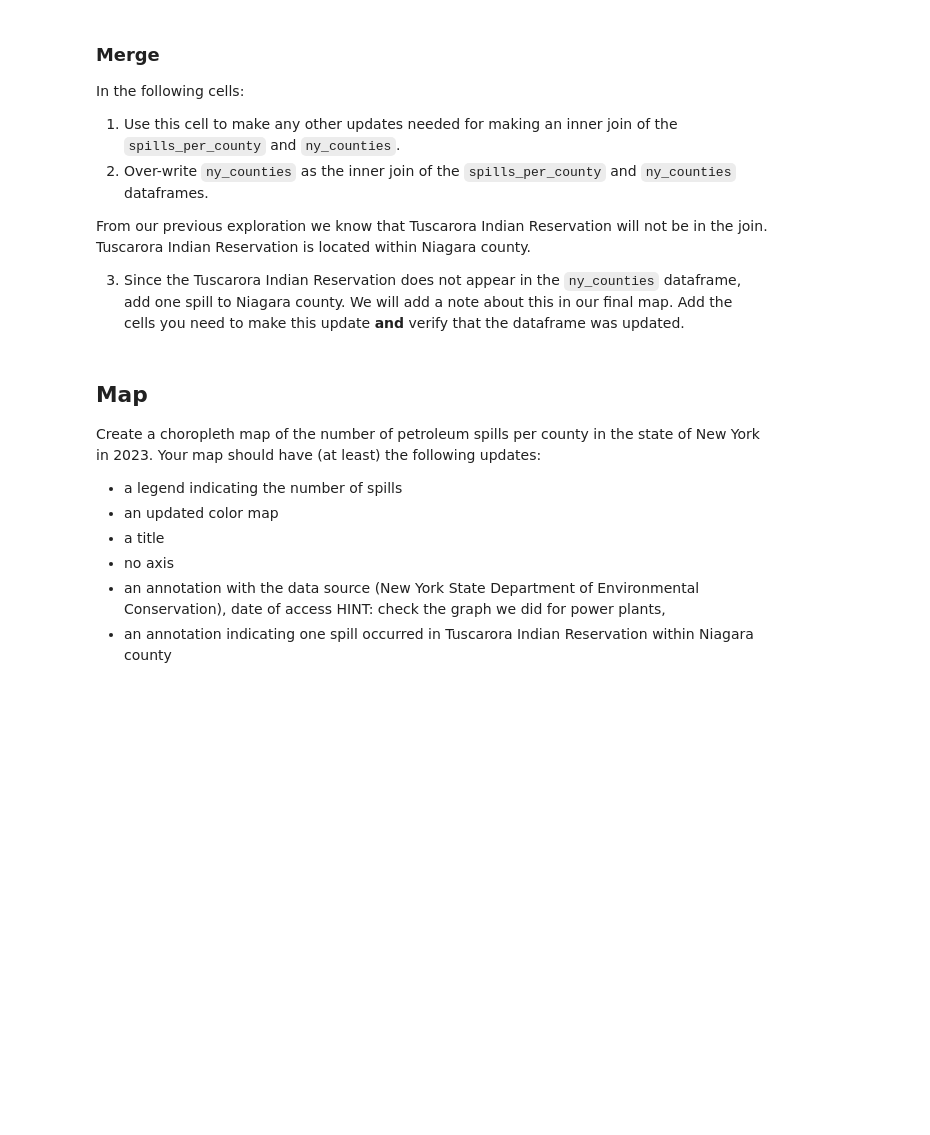
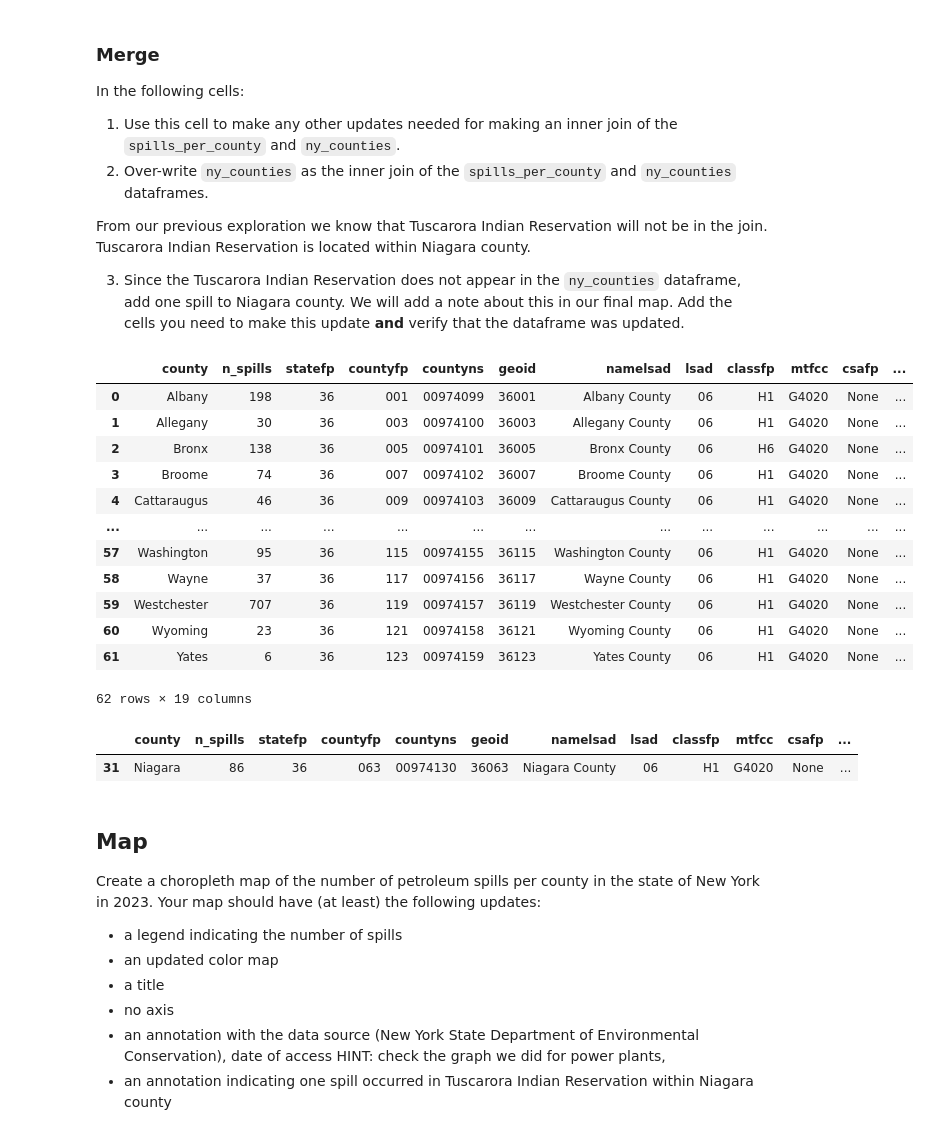
Before and after one commit to cnordheim-maestas/eds-220-hwk3, a Jupyter notebook: hwk3-task1-spills (1).ipynb, the cells around one changed output. Saved outputs shown, nothing was run; the diff lists cells and outputs as text; code cells hidden in the pictures; blank space fills up the shorter version.

```diff
--- a/hwk3-task1-spills (1).ipynb
+++ b/hwk3-task1-spills (1).ipynb
@@ -480,0 +489,42 @@ From our previous exploration we know that Tuscarora Indian Reservation will not
+# %%
+# 1. inner join of the spills_per_county and ny_counties.
+
+# First need a matching column name, need to change the name of the ny_counties column
+ny_counties = ny_counties.rename(columns ={'name':'county'})
+
+
+# merge dataframes
+# output_df = pd.merge(left_df,
+               #      right_df,
+               #      how = type_of_join,
+               #      on = column_to_join)
+
+joined = pd.merge(spills_per_county,
+                            ny_counties,
+                            how='inner',
+                            on='county')
+# %%
+# 2. Over-write ny_counties as the inner join of the spills_per_county and ny_counties dataframes
+ny_counties = joined
+ny_counties
+# %% [output]
+|  | county | n_spills | statefp | countyfp | countyns | geoid | namelsad | lsad | classfp | mtfcc | csafp | ... |
+| 0 | Albany | 198 | 36 | 001 | 00974099 | 36001 | Albany County | 06 | H1 | G4020 | None | ... |
+| 1 | Allegany | 30 | 36 | 003 | 00974100 | 36003 | Allegany County | 06 | H1 | G4020 | None | ... |
+| 2 | Bronx | 138 | 36 | 005 | 00974101 | 36005 | Bronx County | 06 | H6 | G4020 | None | ... |
+| 3 | Broome | 74 | 36 | 007 | 00974102 | 36007 | Broome County | 06 | H1 | G4020 | None | ... |
+| 4 | Cattaraugus | 46 | 36 | 009 | 00974103 | 36009 | Cattaraugus County | 06 | H1 | G4020 | None | ... |
+| ... | ... | ... | ... | ... | ... | ... | ... | ... | ... | ... | ... | ... |
+| 57 | Washington | 95 | 36 | 115 | 00974155 | 36115 | Washington County | 06 | H1 | G4020 | None | ... |
+| 58 | Wayne | 37 | 36 | 117 | 00974156 | 36117 | Wayne County | 06 | H1 | G4020 | None | ... |
+| 59 | Westchester | 707 | 36 | 119 | 00974157 | 36119 | Westchester County | 06 | H1 | G4020 | None | ... |
+| 60 | Wyoming | 23 | 36 | 121 | 00974158 | 36121 | Wyoming County | 06 | H1 | G4020 | None | ... |
+| 61 | Yates | 6 | 36 | 123 | 00974159 | 36123 | Yates County | 06 | H1 | G4020 | None | ... |
+62 rows × 19 columns
+# %%
+# add one spill to Niagara county
+# check how many spills there are in Niagara county
+ny_counties.loc[ny_counties.county=='Niagara'] # 85
+# %% [output]
+|  | county | n_spills | statefp | countyfp | countyns | geoid | namelsad | lsad | classfp | mtfcc | csafp | ... |
+| 31 | Niagara | 86 | 36 | 063 | 00974130 | 36063 | Niagara County | 06 | H1 | G4020 | None | ... |
```
Also changed, not shown: parts of 17 cells of this notebook.
